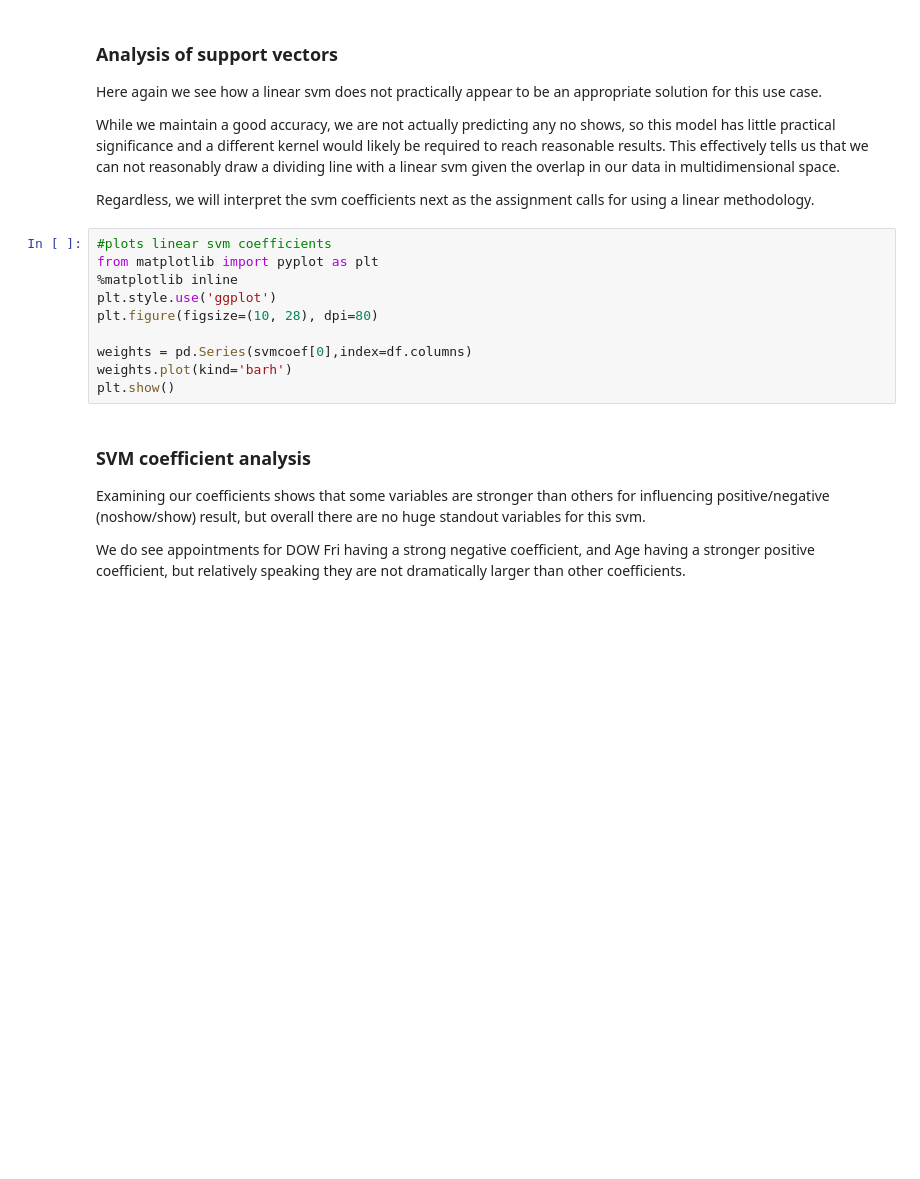
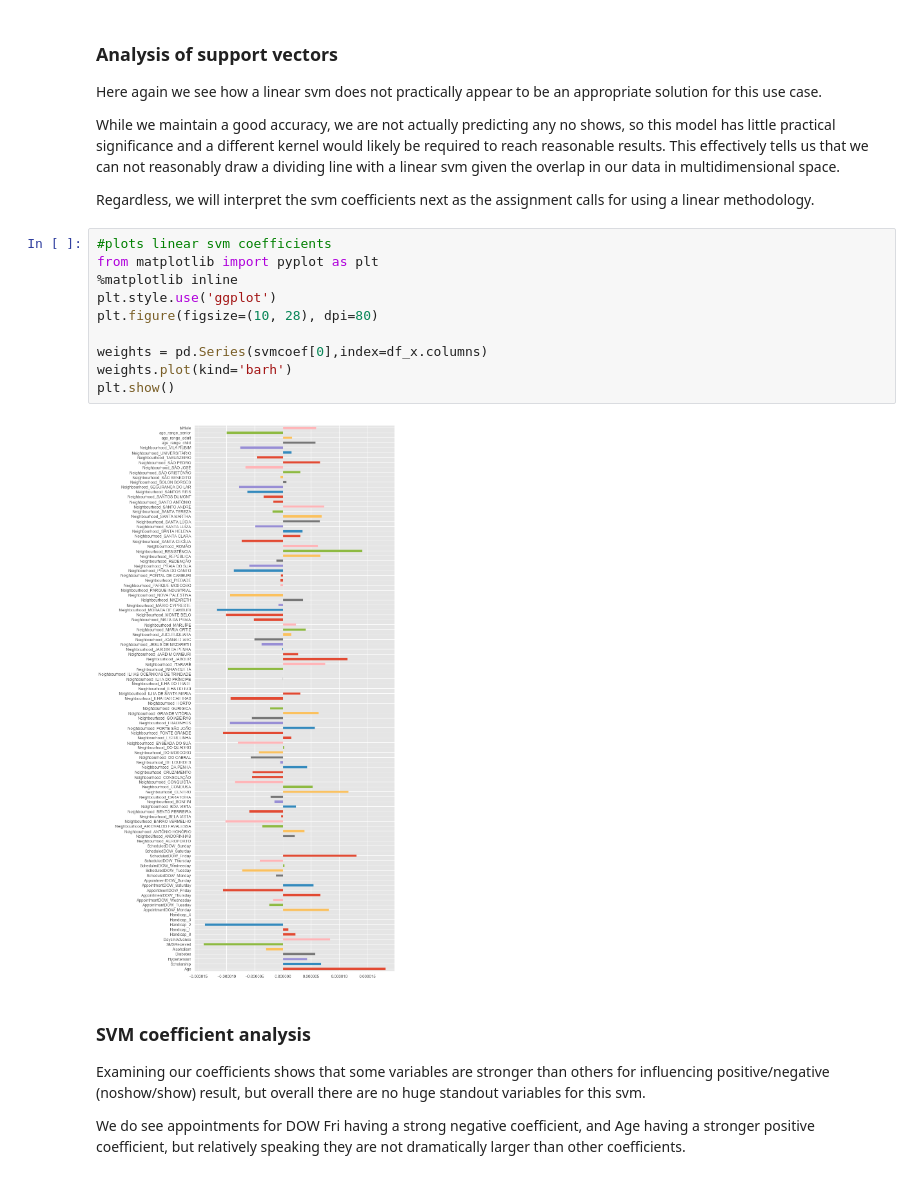
Before and after one commit to cdmorgan103/7331DataMiningNoShow, a Jupyter notebook: MiniLab.ipynb, the cells around one changed output. Drawn from its saved outputs; the diff is of its cells as text; blank space fills up the shorter version.

```diff
--- a/MiniLab.ipynb
+++ b/MiniLab.ipynb
@@ -833,13 +978,15 @@ Regardless, we will interpret the svm coefficients next as the assignment calls
 # %%
 #plots linear svm coefficients
 from matplotlib import pyplot as plt
 %matplotlib inline
 plt.style.use('ggplot')
 plt.figure(figsize=(10, 28), dpi=80)
 
-weights = pd.Series(svmcoef[0],index=df.columns)
+weights = pd.Series(svmcoef[0],index=df_x.columns)
 weights.plot(kind='barh')
 plt.show()
+# %% [output]
+[figure, added]
 # %% [markdown]
 ### SVM coefficient analysis
 Examining our coefficients shows that some variables are stronger than others for influencing positive/negative (noshow/show) result, but overall there are no huge standout variables for this svm.
```
Also changed, not shown: parts of 34 cells of this notebook.
